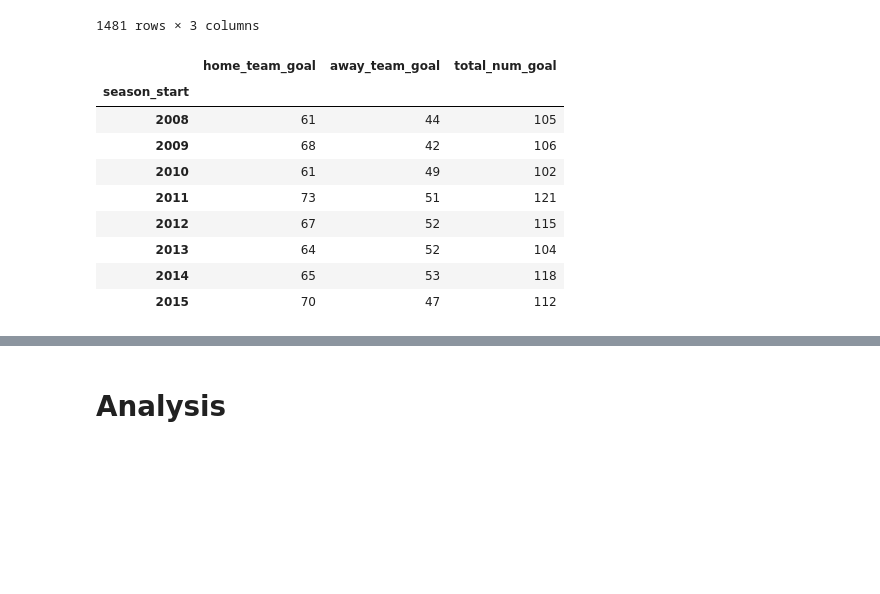
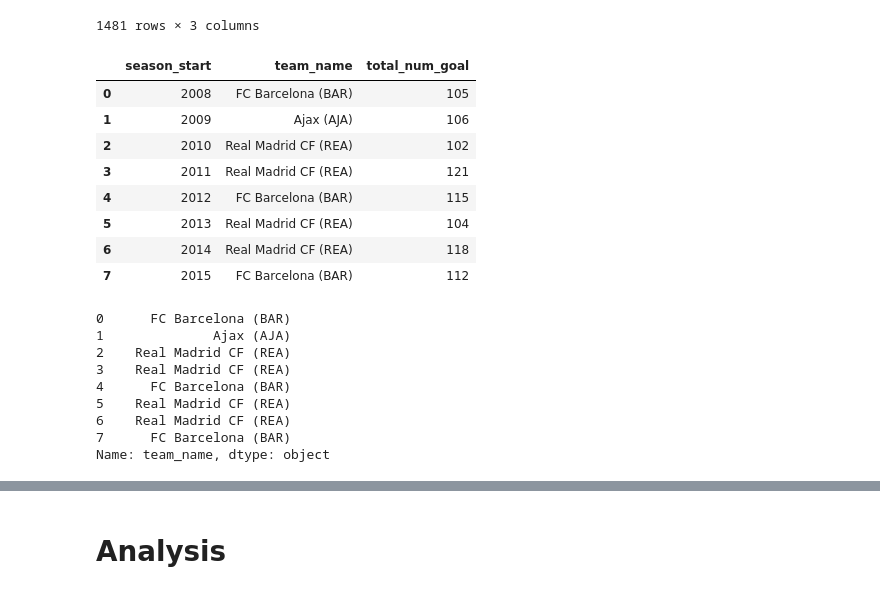
Before and after one commit to Hyej-Kim/cmsc320Final, a Jupyter notebook: cmsc320Final.ipynb, the cells around one changed output, grey strips where cells are left out. Cells and saved outputs as stored; diff of their text form; code cells hidden in the pictures; blank space fills up the shorter version.

```diff
--- a/cmsc320Final.ipynb
+++ b/cmsc320Final.ipynb
@@ -453,22 +454,3 @@ num_goal
 |  | Zagłębie Lubin (ZAG) | 23 | 18 | 41 |
 |  | Śląsk Wrocław (SLA) | 14 | 14 | 28 |
 1481 rows × 3 columns
-# %%
-
-num_goal_highest = num_goal.groupby(['season_start']).max()
-num_goal_highest
-# highest_goal_team = []
-# for index, row in num_goal.iterrows():
-#     print(type(index[0]))
-#     if index[0] == 200
-# %% [output]
-|  | home_team_goal | away_team_goal | total_num_goal |
-| season_start |  |  |  |
-| 2008 | 61 | 44 | 105 |
-| 2009 | 68 | 42 | 106 |
-| 2010 | 61 | 49 | 102 |
-| 2011 | 73 | 51 | 121 |
-| 2012 | 67 | 52 | 115 |
-| 2013 | 64 | 52 | 104 |
-| 2014 | 65 | 53 | 118 |
-| 2015 | 70 | 47 | 112 |
@@ -474,0 +459,30 @@ num_goal_highest
+# %%
+num_goal_highest.reset_index(inplace=True)
+num_goal_highest = num_goal_highest.rename(columns={"away_team": "team_name"})
+num_goal_highest.drop(columns = ['home_team_goal', 'away_team_goal'], axis = 1, inplace = True)
+num_goal_highest
+# %% [output]
+|  | season_start | team_name | total_num_goal |
+| 0 | 2008 | FC Barcelona (BAR) | 105 |
+| 1 | 2009 | Ajax (AJA) | 106 |
+| 2 | 2010 | Real Madrid CF (REA) | 102 |
+| 3 | 2011 | Real Madrid CF (REA) | 121 |
+| 4 | 2012 | FC Barcelona (BAR) | 115 |
+| 5 | 2013 | Real Madrid CF (REA) | 104 |
+| 6 | 2014 | Real Madrid CF (REA) | 118 |
+| 7 | 2015 | FC Barcelona (BAR) | 112 |
+# %%
+x_labels = num_goal_highest.season_start
+x_labels
+labels = num_goal_highest.team_name
+labels
+# %% [output]
+0      FC Barcelona (BAR)
+1              Ajax (AJA)
+2    Real Madrid CF (REA)
+3    Real Madrid CF (REA)
+4      FC Barcelona (BAR)
+5    Real Madrid CF (REA)
+6    Real Madrid CF (REA)
+7      FC Barcelona (BAR)
+Name: team_name, dtype: object
```
Also changed, not shown: parts of 3 cells of this notebook.
